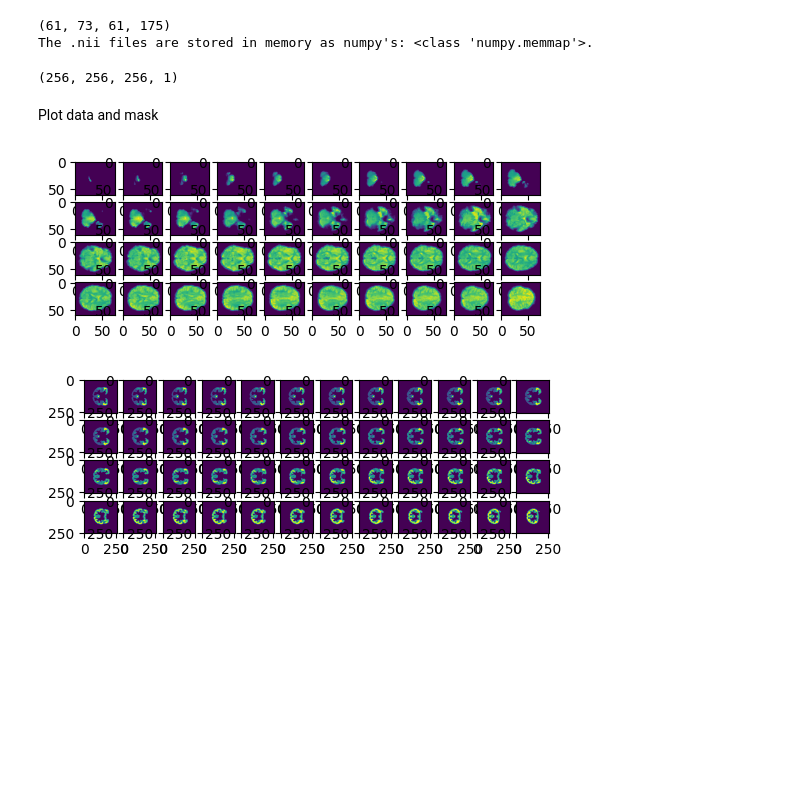
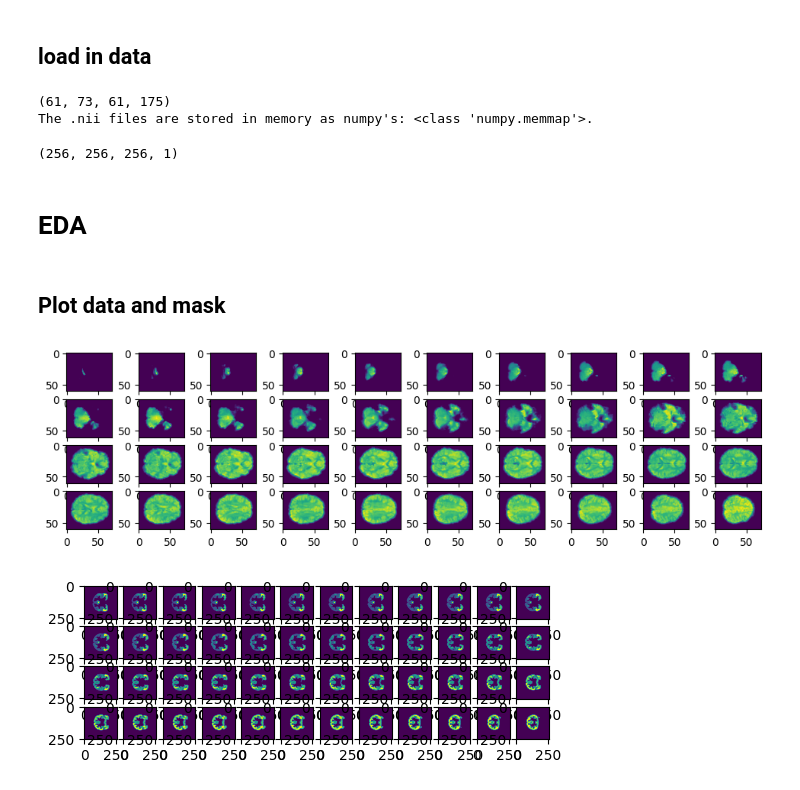
Before and after one commit to NicolaClark/Exploring_Neurodiversity_from_Neuroimaging, a Jupyter notebook: reader.ipynb, the cells around one changed output. Drawn from its saved outputs; the diff is of its cells as text; code cells hidden in the pictures; blank space fills up the shorter version.

```diff
--- a/reader.ipynb
+++ b/reader.ipynb
@@ -15,36 +15,45 @@ from vtkmodules.util.colors import blue_medium
+# %% [markdown]
+## load in data
 # %%
 #LOADING IN
 #one preprocessed scan
-fmri_test_path = "NYU_0050970_func_preproc.nii"
 #nibable image
 
-abide_fmri_image_path = 'C:/Users/ahmm9/OneDrive - ITU/ITU/Research_proj/prepros_data/Outputs/ccs/filt_global/func_preproc'
-adhd200_fmri_image_path = 'C:/Users/ahmm9/OneDrive - ITU/ITU/Research_proj/Adhd200_preproc/NYU_preproc'
-#fmri_image_path = '../../DATA/pre_proc_ABIDE1/func_preproc'
+#abide_fmri_image_path = 'C:/Users/ahmm9/OneDrive - ITU/ITU/Research_proj/prepros_data/Outputs/ccs/filt_global/func_preproc'
+#adhd200_fmri_image_path = 'C:/Users/ahmm9/OneDrive - ITU/ITU/Research_proj/Adhd200_preproc/NYU_preproc'
+abide_fmri_image_path = '../DATA/pre_proc_ABIDE1/func_preproc'
+adhd200_fmri_image_path = '../DATA/NYU_preproc'
+
+
+#load in an example image
+fmri_test_path = abide_fmri_image_path+"/NYU_0050970_func_preproc.nii"
+fmri_test_path_adhd = adhd200_fmri_image_path+"/sfnwmrda0010001_session_1_rest_1.nii"
 img = nib.load(fmri_test_path).get_fdata()
 
 print(img.shape)
 print(f"The .nii files are stored in memory as numpy's: {type(img)}.")
 
-#parcellation mask
-mask_path = 'Yeo2011_7Networks_MNI152_FreeSurferConformed1mm_LiberalMask.nii'
+#load in parcellation mask
+mask_path = 'data/Yeo2011_7Networks_MNI152_FreeSurferConformed1mm_LiberalMask.nii'
 img2 = nib.load(mask_path).get_fdata()
 img2.shape
 # %% [output]
 (61, 73, 61, 175)
 The .nii files are stored in memory as numpy's: <class 'numpy.memmap'>.
 (256, 256, 256, 1)
+# %% [markdown]
+# EDA
 # %% [markdown]
-Plot data and mask
+## Plot data and mask
 # %%
 #frmi image
 plt.style.use('default')
-fig, axes = plt.subplots(4, 10, figsize=(6, 2))
+fig, axes = plt.subplots(4, 10, figsize=(12, 3))
 for i, ax in enumerate(axes.reshape(-1)):
     ax.imshow(img[:, :, i, 0])
 plt.show()
 # %% [output]
-[figure, old version]
+[figure, new version]
 # %%
 #Mask
 plt.style.use('default')
```
Also changed, not shown: parts of 18 cells of this notebook, 13 other files.
